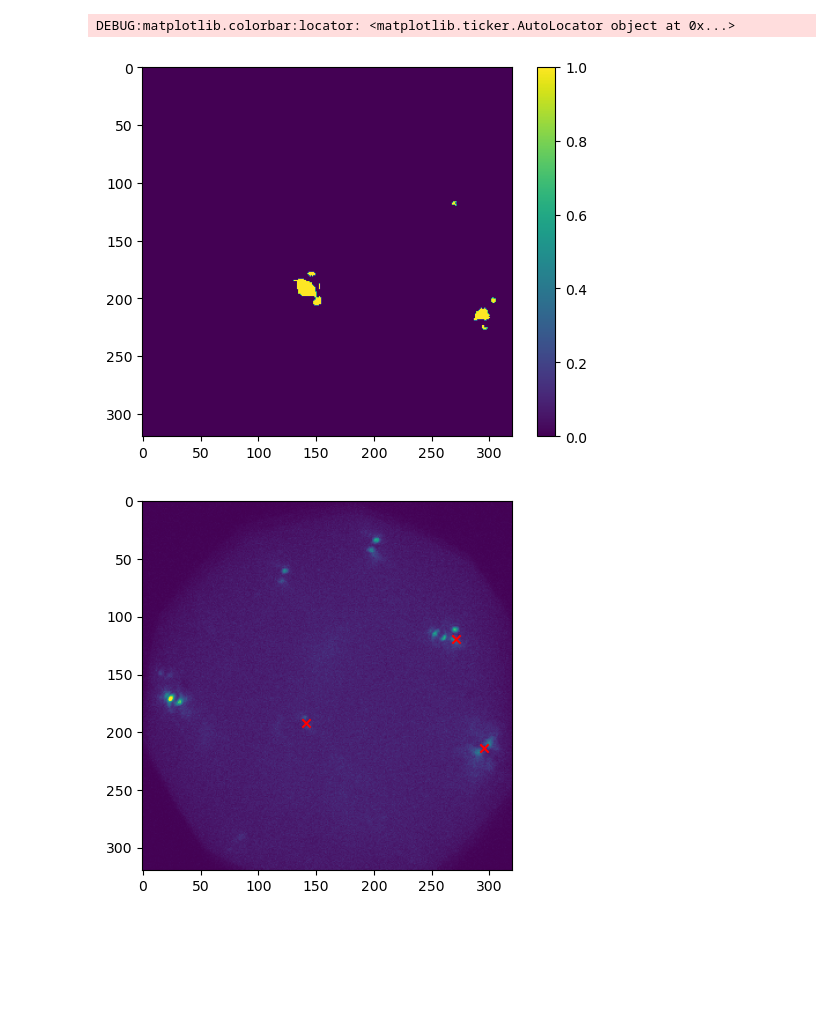
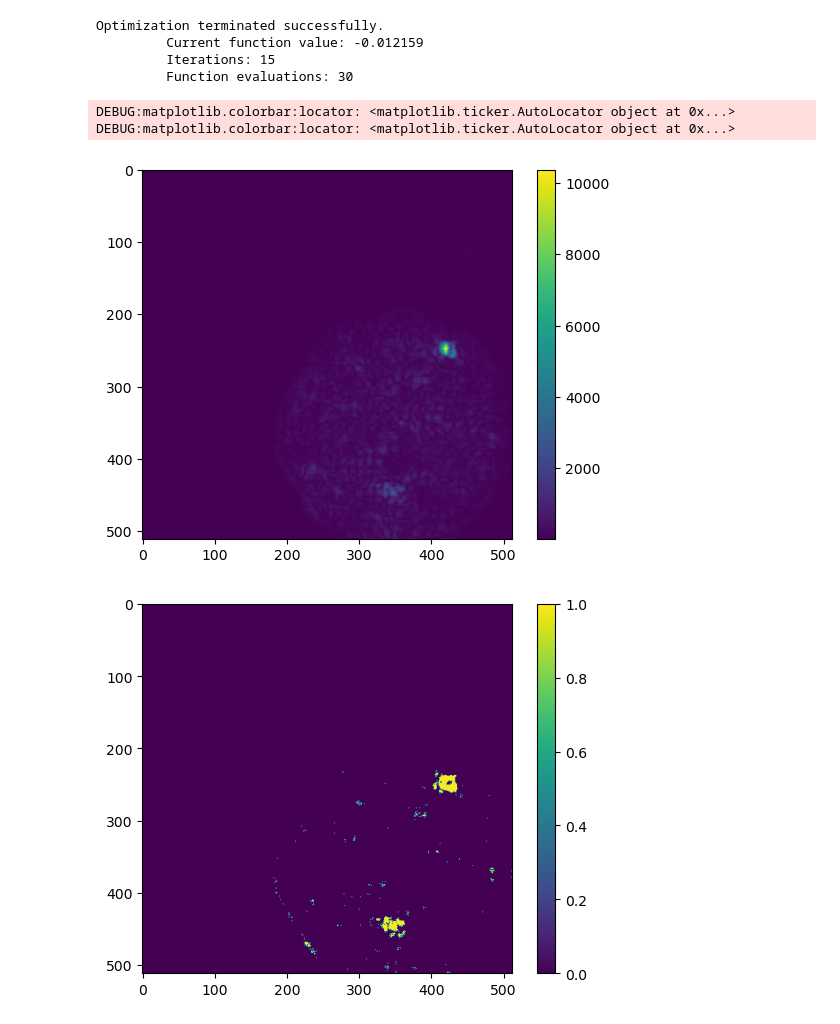
Before and after one commit to barentine/double_helix, a Jupyter notebook: testing_notebooks/DH_Detection_Testing.ipynb, the cells around one changed output. Drawn from its saved outputs; the diff is of its cells as text; code cells hidden in the pictures; blank space fills up the shorter version.

```diff
--- a/testing_notebooks/DH_Detection_Testing.ipynb
+++ b/testing_notebooks/DH_Detection_Testing.ipynb
@@ -9,12 +10,12 @@ import numpy as np
 import os
 from PYME.recipes.processing import BackgroundSubtractionMovingPercentile
 # %%
-im = ImageStack(filename = "E:/Toxoplasma_Fixed_Cell_Imaging/20240630_MyoH_Single_Color/S1_MyoH_ALFA_Protruded/FOV10_SR.h5", haveGUI=False)
+im = ImageStack(filename = "E:/Toxoplasma_Fixed_Cell_Imaging/20241219_MyoH_ALFA_Gels/P2S6/FOV9_647.h5", haveGUI=False)
 im.mdh['Camera.NoiseFactor'] = 1.4 # typical for EMCCD with gain > 10
 im.mdh['Camera.ElectronsPerCount'] = 12.9  # e-/ADU
 im.mdh['Camera.TrueEMGain'] = 272
 im.mdh['Camera.ADOffset'] = 110 # [ADU]
-im.mdh['voxelsize.x'] = 0.1175 # [um]
-im.mdh['voxelsize.y'] = 0.1175 # [um]
+im.mdh['voxelsize.x'] = 0.1224 # [um]
+im.mdh['voxelsize.y'] = 0.1224 # [um]
 im.mdh['Camera.ReadNoise']
 # %% [output]
@@ -23,7 +24,3 @@ E:\Toxoplasma_Fixed_Cell_Imaging\20240630_MyoH_Single_Color\analysis\S1_MyoH_ALF
 52.2
 # %%
 bg_sub = BackgroundSubtractionMovingPercentile().apply_simple(im)
-# %%
-lobe_sep = 1025  # [nm]
-lobe_sep_px = lobe_sep / im.mdh.voxelsize_nm.x
-print(lobe_sep_px)
@@ -36,16 +27,16 @@ detector = Detector(roi_half_size=10, l_initial=1025, lobe_sigma_initial=190, fi
 # %%
 from PYME.localization.remFitBuf import fitTask
 
-frame_num = 1500
+frame_num = 11547
 
 test_frame = np.squeeze(im.data_xytc[:,:,frame_num,0])
 bg_subbed_frame = np.squeeze(bg_sub.data_xytc[:,:,frame_num,0])
 
-test_frame[test_frame<0] = 0
-bg_subbed_frame[bg_subbed_frame<0] = 0
+# test_frame[test_frame<0] = 0
+# bg_subbed_frame[bg_subbed_frame<0] = 0
 
 plt.figure()
-plt.imshow(test_frame)
+plt.imshow(bg_subbed_frame)
 plt.colorbar()
 
 
@@ -83,35 +79,51 @@ DEBUG:matplotlib.colorbar:locator: <matplotlib.ticker.AutoLocator object at 0x..
 # %%
-thresh = 4
+detector_new = new_detector(roi_half_size=10, l_initial=1025, lobe_sigma_initial=197, filter_sigma=8, px_size_nm=122.4)
+
+strength_image_new, angle_image_new = detector_new.filter_frame(bg_subbed_frame)
+
 plt.figure()
-plt.imshow(strength_image>thresh)
+plt.imshow(strength_image_new)
 plt.colorbar()
 
-row, col, orientation = detector.extract_candidates(strength_image, angle_image, thresh)
+thresh = 1.2
+
+
 
 plt.figure()
-plt.imshow(np.squeeze(im.data_xytc[:,:,frame_num,0]))
-plt.scatter(col, row, marker='x', c='red')
-plt.show()
+plt.imshow(strength_image_new>(thresh * sigma)**2 * detector_new.normFactor)
+# plt.imshow(strength_image_new> thresh)
+plt.colorbar()
+
+row, col, orientation = detector_new.extract_candidates(strength_image_new, angle_image_new, (thresh * sigma)**2 * detector_new.normFactor)
+# row, col, orientation = detector_new.extract_candidates(strength_image_new, angle_image_new, thresh)
 
 def lobe_estimate_from_center_pixel(x_pix, y_pix, orientation, lobe_sep_px):
     dx = np.cos(orientation) * lobe_sep_px
     dy = np.sin(orientation) * lobe_sep_px
     x1 = x_pix - dx
     y1 = y_pix - dy
     x2 = x_pix + dx
     y2 = y_pix + dy
     return x1, y1, x2, y2
 
-x1, y1, x2, y2 = lobe_estimate_from_center_pixel(col, row, orientation, lobe_sep_px)
+x1, y1, x2, y2 = lobe_estimate_from_center_pixel(col, row, orientation, 1025/122.4)
 
 plt.figure()
-plt.imshow(np.squeeze(im.data_xytc[:,:,frame_num,0]))
-# plt.scatter(col, row, marker='x', c='red')
+plt.imshow(bg_subbed_frame)
+plt.scatter(col, row, marker='x', c='red')
+
+plt.figure()
+plt.imshow(bg_subbed_frame)
 for ii in range(len(row)):
     plt.plot([x1, x2], [y1, y2], 'r')
 
 plt.show()
 # %% [output]
-DEBUG:matplotlib.colorbar:locator: <matplotlib.ticker.AutoLocator object at 0x...>
+Optimization terminated successfully.
+         Current function value: -0.012159
+         Iterations: 15
+         Function evaluations: 30
+DEBUG:matplotlib.colorbar:locator: <matplotlib.ticker.AutoLocator object at 0x...>
+DEBUG:matplotlib.colorbar:locator: <matplotlib.ticker.AutoLocator object at 0x...>
-[figure, old version]
+[figure, new version]
-[figure, old version]
+[figure, new version]
```
Also changed, not shown: parts of 10 cells of this notebook, 9 other files.
